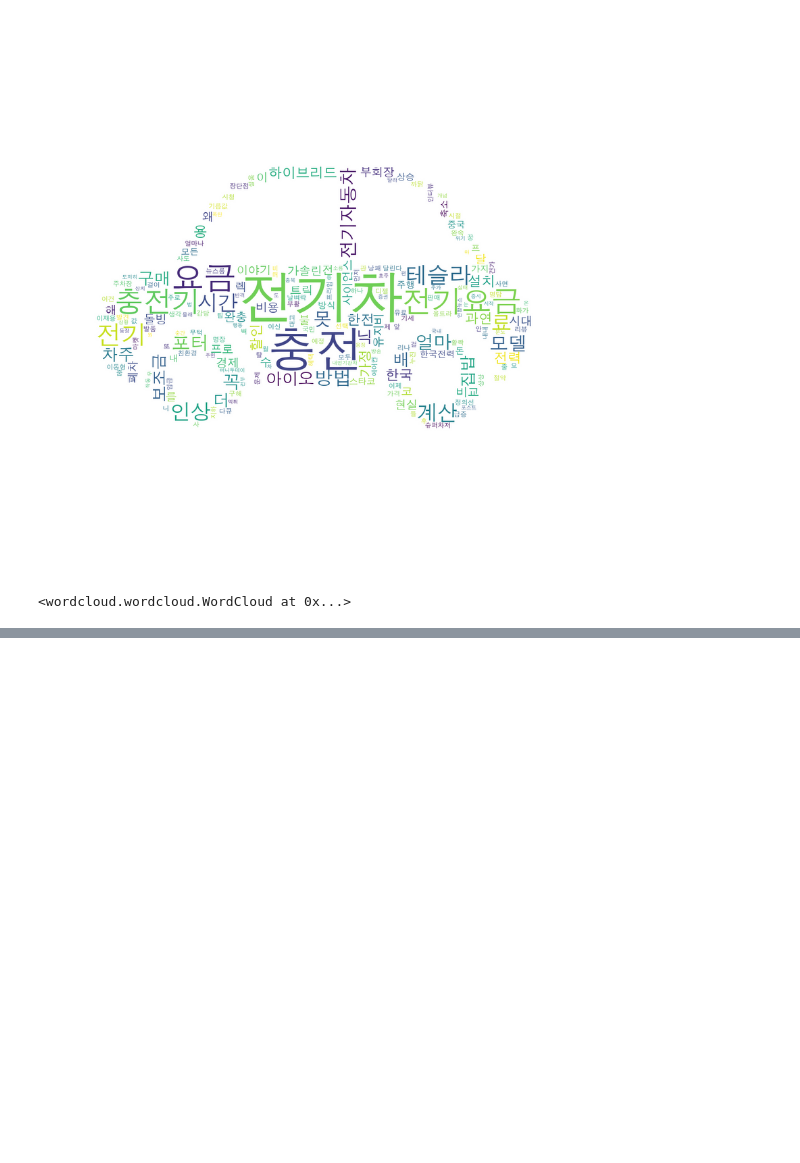
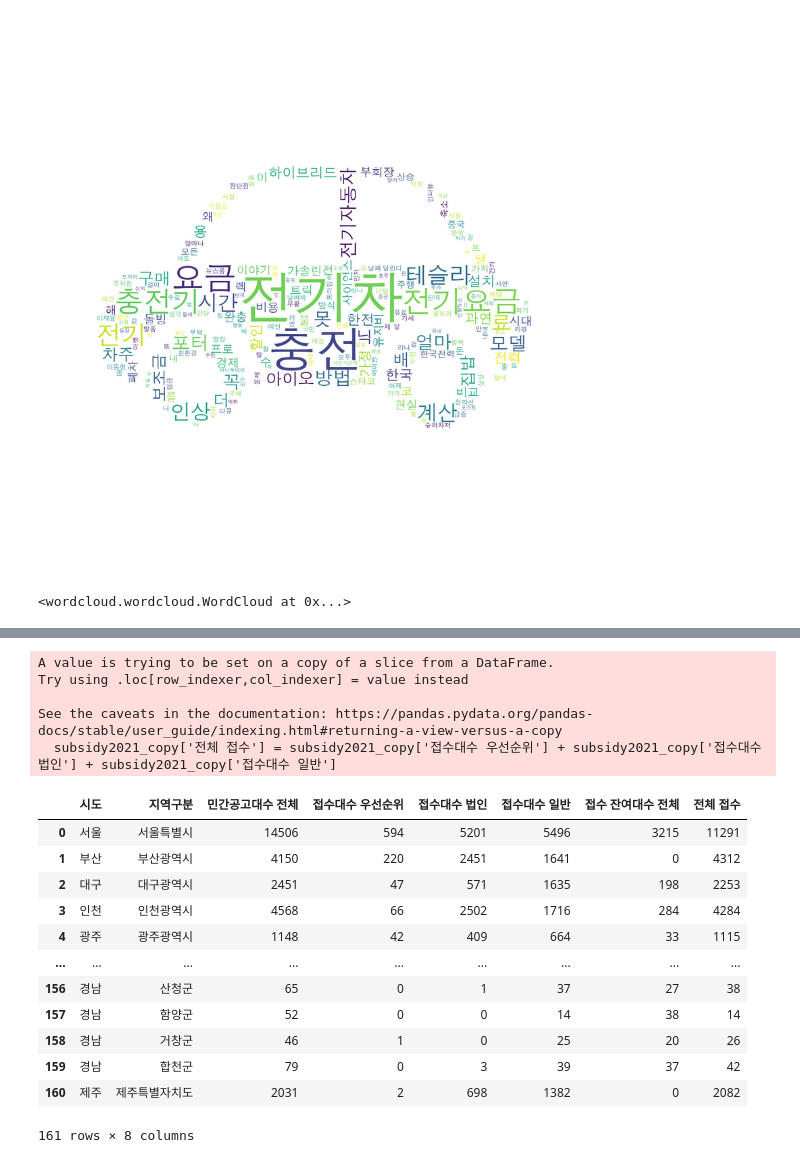
Before and after one commit to Woorim-lee/KDT_first_project, a Jupyter notebook: EV_car_notebook.ipynb, the cells around one changed output, grey strips where cells are left out. Cells and saved outputs as stored; diff of their text form; code cells hidden in the pictures; blank space fills up the shorter version.

```diff
--- a/EV_car_notebook.ipynb
+++ b/EV_car_notebook.ipynb
@@ -902,0 +1090,3 @@ wordcloud.to_file('Downloads/EV_car_youtube_title.png')
+# %%
+subsidy2021_copy = subsidy2021[['시도', '지역구분', '민간공고대수 전체', '접수대수 우선순위', '접수대수 법인', '접수대수 일반', '접수 잔여대수 전체']]
+subsidy2021_copy
@@ -902,0 +1107,22 @@ wordcloud.to_file('Downloads/EV_car_youtube_title.png')
+# %%
+subsidy2021_copy['전체 접수'] = subsidy2021_copy['접수대수 우선순위'] + subsidy2021_copy['접수대수 법인'] + subsidy2021_copy['접수대수 일반']
+subsidy2021_copy
+# %% [output]
+A value is trying to be set on a copy of a slice from a DataFrame.
+Try using .loc[row_indexer,col_indexer] = value instead
+
+See the caveats in the documentation: https://pandas.pydata.org/pandas-docs/stable/user_guide/indexing.html#returning-a-view-versus-a-copy
+  subsidy2021_copy['전체 접수'] = subsidy2021_copy['접수대수 우선순위'] + subsidy2021_copy['접수대수 법인'] + subsidy2021_copy['접수대수 일반']
+|  | 시도 | 지역구분 | 민간공고대수 전체 | 접수대수 우선순위 | 접수대수 법인 | 접수대수 일반 | 접수 잔여대수 전체 | 전체 접수 |
+| 0 | 서울 | 서울특별시 | 14506 | 594 | 5201 | 5496 | 3215 | 11291 |
+| 1 | 부산 | 부산광역시 | 4150 | 220 | 2451 | 1641 | 0 | 4312 |
+| 2 | 대구 | 대구광역시 | 2451 | 47 | 571 | 1635 | 198 | 2253 |
+| 3 | 인천 | 인천광역시 | 4568 | 66 | 2502 | 1716 | 284 | 4284 |
+| 4 | 광주 | 광주광역시 | 1148 | 42 | 409 | 664 | 33 | 1115 |
+| ... | ... | ... | ... | ... | ... | ... | ... | ... |
+| 156 | 경남 | 산청군 | 65 | 0 | 1 | 37 | 27 | 38 |
+| 157 | 경남 | 함양군 | 52 | 0 | 0 | 14 | 38 | 14 |
+| 158 | 경남 | 거창군 | 46 | 1 | 0 | 25 | 20 | 26 |
+| 159 | 경남 | 합천군 | 79 | 0 | 3 | 39 | 37 | 42 |
+| 160 | 제주 | 제주특별자치도 | 2031 | 2 | 698 | 1382 | 0 | 2082 |
+161 rows × 8 columns
```
Also changed, not shown: parts of 64 cells of this notebook.
